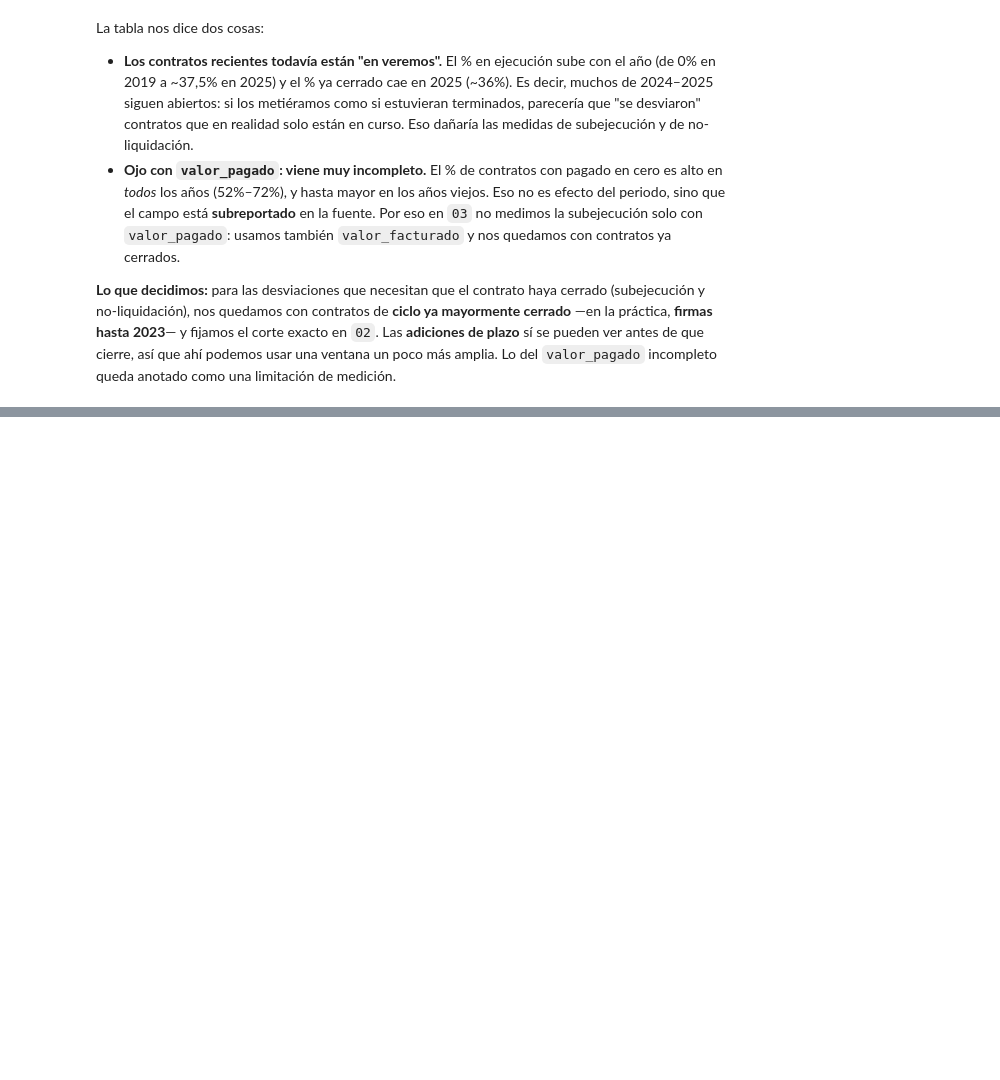
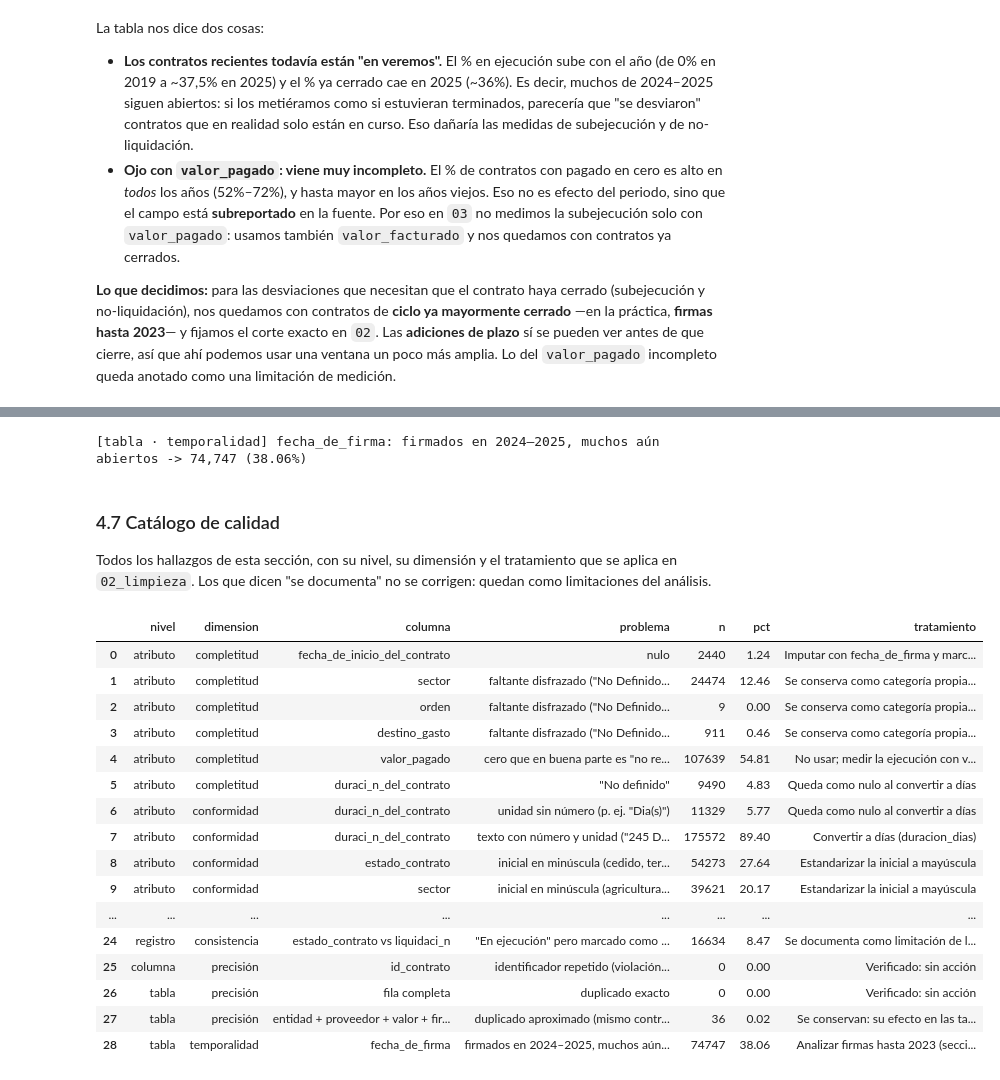
Before and after one commit to Danielfts/MINE-ciencia-de-datos, a Jupyter notebook: Taller 1/notebooks/01_entendimiento.ipynb, the cells around one changed output, grey strips where cells are left out. Saved outputs shown, nothing was run; the diff lists cells and outputs as text; code cells hidden in the pictures; blank space fills up the shorter version.

```diff
--- a/Taller 1/notebooks/01_entendimiento.ipynb
+++ b/Taller 1/notebooks/01_entendimiento.ipynb
@@ -589,3 +709,35 @@ id_contrato duplicados      : 0
+# %%
+registrar('tabla', 'temporalidad', 'fecha_de_firma', 'firmados en 2024–2025, muchos aún abiertos',
+          (df['fecha_de_firma'].dt.year >= 2024).sum(), 'Analizar firmas hasta 2023 (sección 3)')
+# %% [output]
+[tabla · temporalidad] fecha_de_firma: firmados en 2024–2025, muchos aún abiertos -> 74,747 (38.06%)
+# %% [markdown]
+### 4.7 Catálogo de calidad
+
+Todos los hallazgos de esta sección, con su nivel, su dimensión y el tratamiento que se aplica en `02_limpieza`.
+Los que dicen "se documenta" no se corrigen: quedan como limitaciones del análisis.
+# %%
+catalogo = pd.DataFrame(hallazgos)
+with pd.option_context('display.max_colwidth', None, 'display.float_format', '{:,.2f}'.format):
+    display(catalogo)
+# %% [output]
+|  | nivel | dimension | columna | problema | n | pct | tratamiento |
+| 0 | atributo | completitud | fecha_de_inicio_del_contrato | nulo | 2440 | 1.24 | Imputar con fecha_de_firma y marc... |
+| 1 | atributo | completitud | sector | faltante disfrazado ("No Definido... | 24474 | 12.46 | Se conserva como categoría propia... |
+| 2 | atributo | completitud | orden | faltante disfrazado ("No Definido... | 9 | 0.00 | Se conserva como categoría propia... |
+| 3 | atributo | completitud | destino_gasto | faltante disfrazado ("No Definido... | 911 | 0.46 | Se conserva como categoría propia... |
+| 4 | atributo | completitud | valor_pagado | cero que en buena parte es "no re... | 107639 | 54.81 | No usar; medir la ejecución con v... |
+| 5 | atributo | completitud | duraci_n_del_contrato | "No definido" | 9490 | 4.83 | Queda como nulo al convertir a días |
+| 6 | atributo | conformidad | duraci_n_del_contrato | unidad sin número (p. ej. "Dia(s)") | 11329 | 5.77 | Queda como nulo al convertir a días |
+| 7 | atributo | conformidad | duraci_n_del_contrato | texto con número y unidad ("245 D... | 175572 | 89.40 | Convertir a días (duracion_dias) |
+| 8 | atributo | conformidad | estado_contrato | inicial en minúscula (cedido, ter... | 54273 | 27.64 | Estandarizar la inicial a mayúscula |
+| 9 | atributo | conformidad | sector | inicial en minúscula (agricultura... | 39621 | 20.17 | Estandarizar la inicial a mayúscula |
+| ... | ... | ... | ... | ... | ... | ... | ... |
+| 24 | registro | consistencia | estado_contrato vs liquidaci_n | "En ejecución" pero marcado como ... | 16634 | 8.47 | Se documenta como limitación de l... |
+| 25 | columna | precisión | id_contrato | identificador repetido (violación... | 0 | 0.00 | Verificado: sin acción |
+| 26 | tabla | precisión | fila completa | duplicado exacto | 0 | 0.00 | Verificado: sin acción |
+| 27 | tabla | precisión | entidad + proveedor + valor + fir... | duplicado aproximado (mismo contr... | 36 | 0.02 | Se conservan: su efecto en las ta... |
+| 28 | tabla | temporalidad | fecha_de_firma | firmados en 2024–2025, muchos aún... | 74747 | 38.06 | Analizar firmas hasta 2023 (secci... |
 # %% [markdown]
 ## 5. Síntesis del entendimiento inicial
 
```
Also changed, not shown: parts of 42 cells of this notebook, 1 other file.
